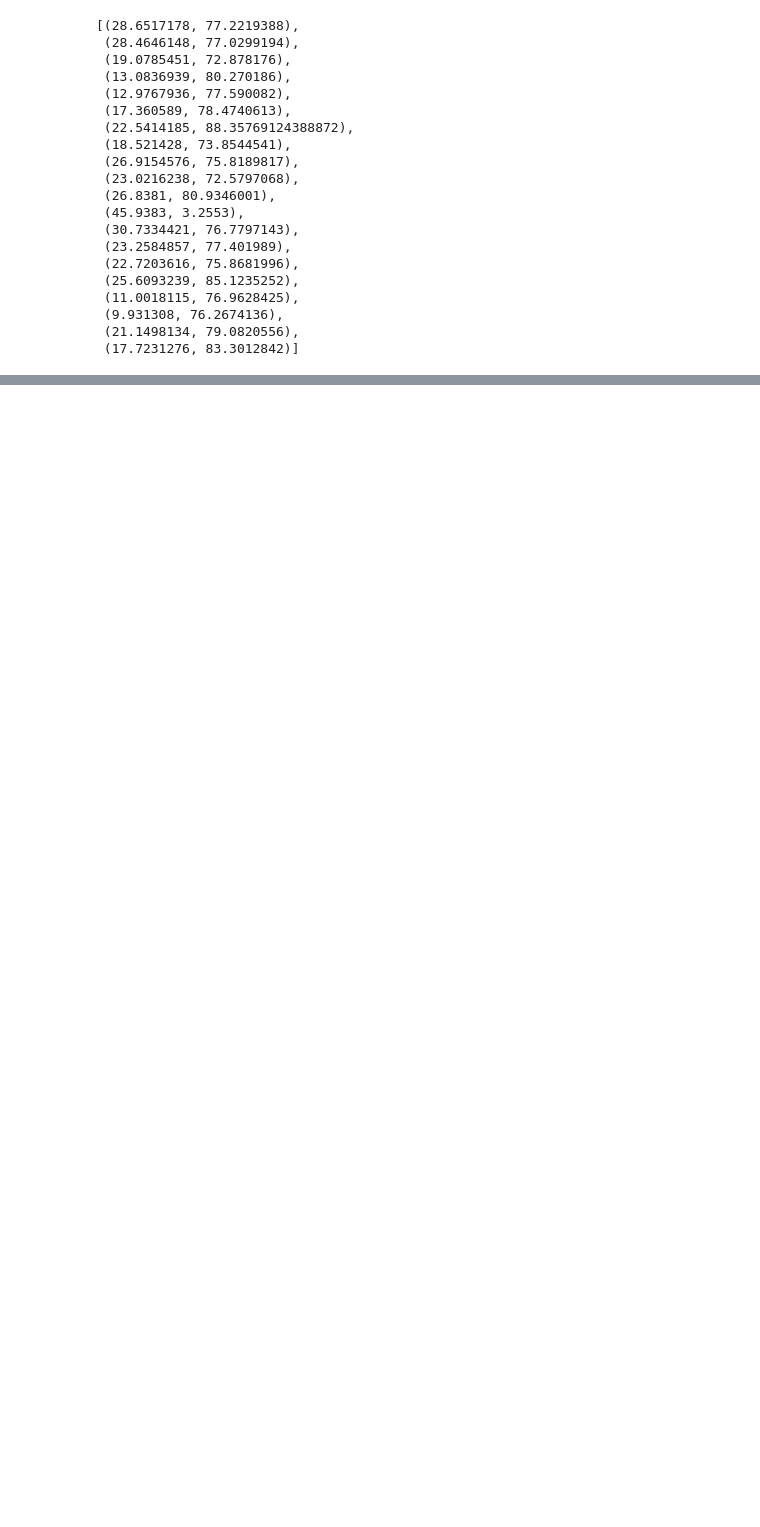
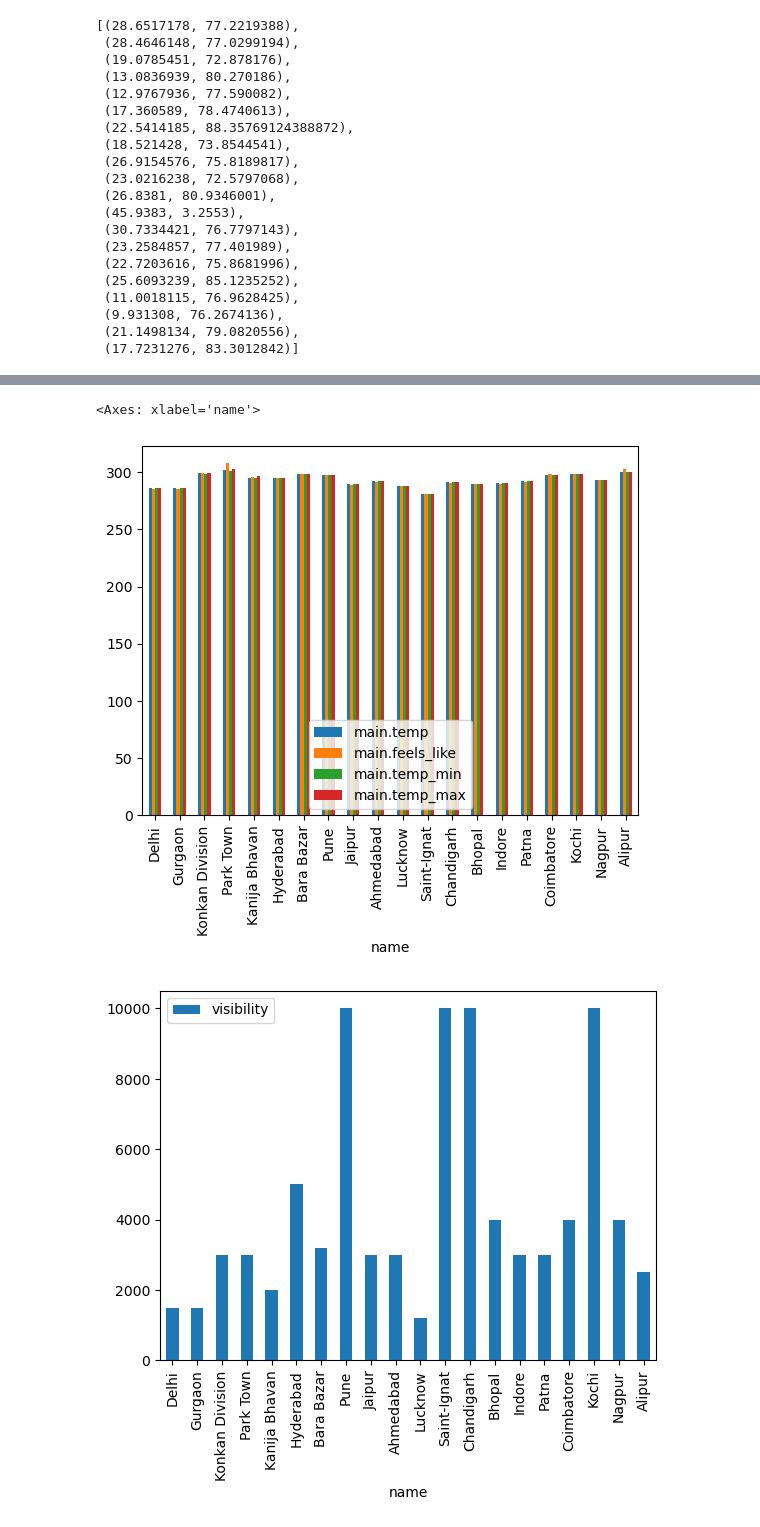
Before and after one commit to Rakshit-Lodha/zero-to-hero-python, a Jupyter notebook: WeatherApp_Pandas.ipynb, the cells around one changed output, grey strips where cells are left out. Cells and saved outputs as stored; diff of their text form; code cells hidden in the pictures; blank space fills up the shorter version.

Commit message:
Pushing final version of the weather app

```diff
--- a/WeatherApp_Pandas.ipynb
+++ b/WeatherApp_Pandas.ipynb
@@ -145,0 +138,6 @@ weather_data()
+# %%
+y = pd.read_csv("/Users/Rakshit.Lodha/desktop/weather_data.csv")
+
+y.head()
+
+y['visibility']
@@ -145,0 +162,7 @@ weather_data()
+# %%
+y.plot(kind = 'bar', x = "name", y = ["main.temp", "main.feels_like", "main.temp_min","main.temp_max"])
+y.plot(kind = 'bar', x = "name", y = 'visibility')
+# %% [output]
+<Axes: xlabel='name'>
+[figure, added]
+[figure, added]
```
Also changed, not shown: parts of 8 cells of this notebook.
